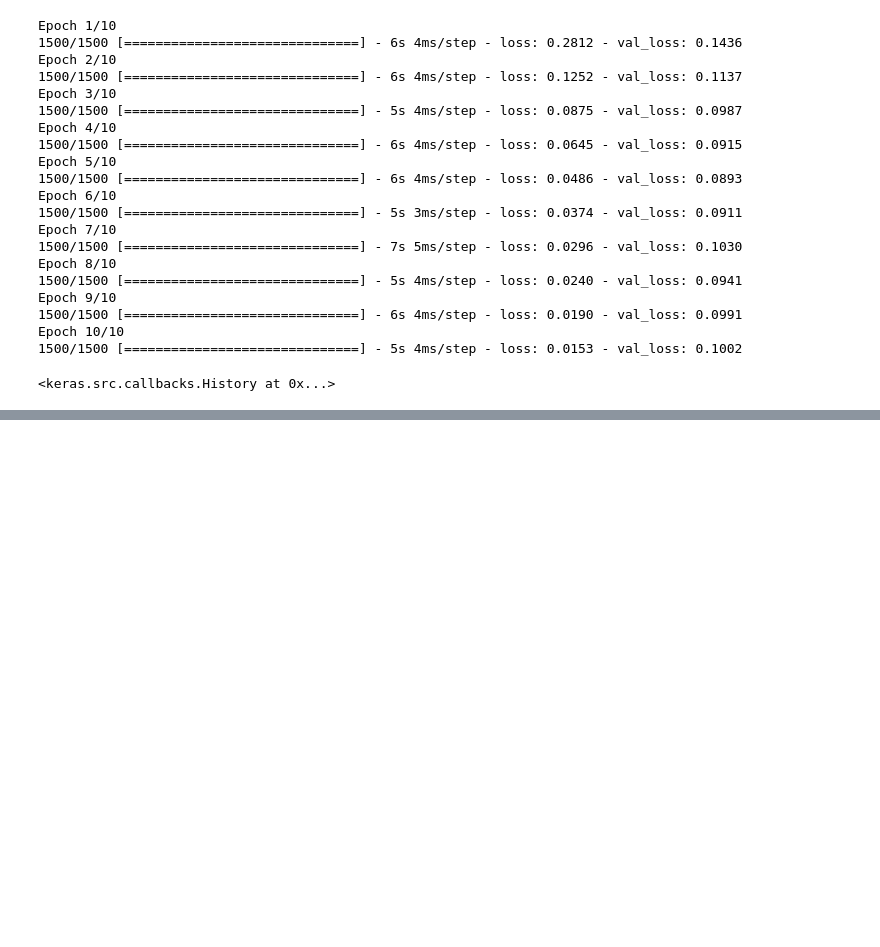
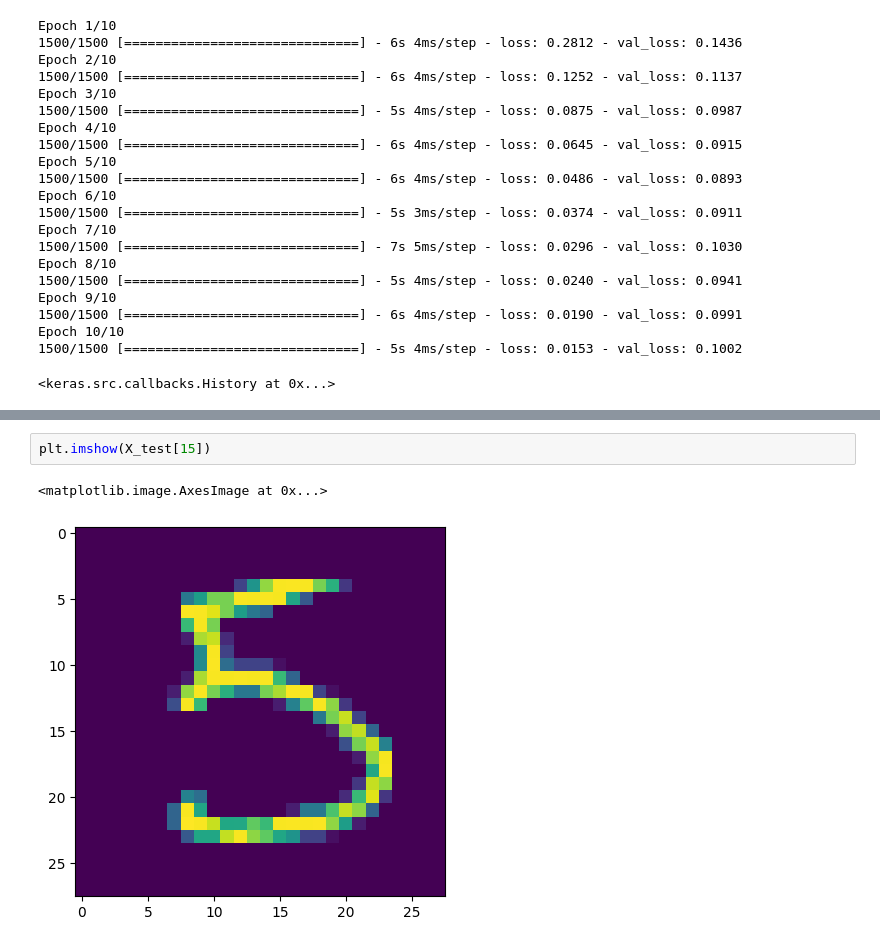
Before and after one commit to pushpakantshinde/Deep_Learning_Practice, a Jupyter notebook: MNIST_Classifier.ipynb, the cells around one changed output, grey strips where cells are left out. Saved outputs shown, nothing was run; the diff lists cells and outputs as text; blank space fills up the shorter version.

```diff
--- a/MNIST_Classifier.ipynb
+++ b/MNIST_Classifier.ipynb
@@ -169,0 +241,5 @@ accuracy_score(y_test, y_pred)
+# %%
+plt.imshow(X_test[15])
+# %% [output]
+<matplotlib.image.AxesImage at 0x...>
+[figure, added]
```
Also changed, not shown: parts of 17 cells of this notebook.
